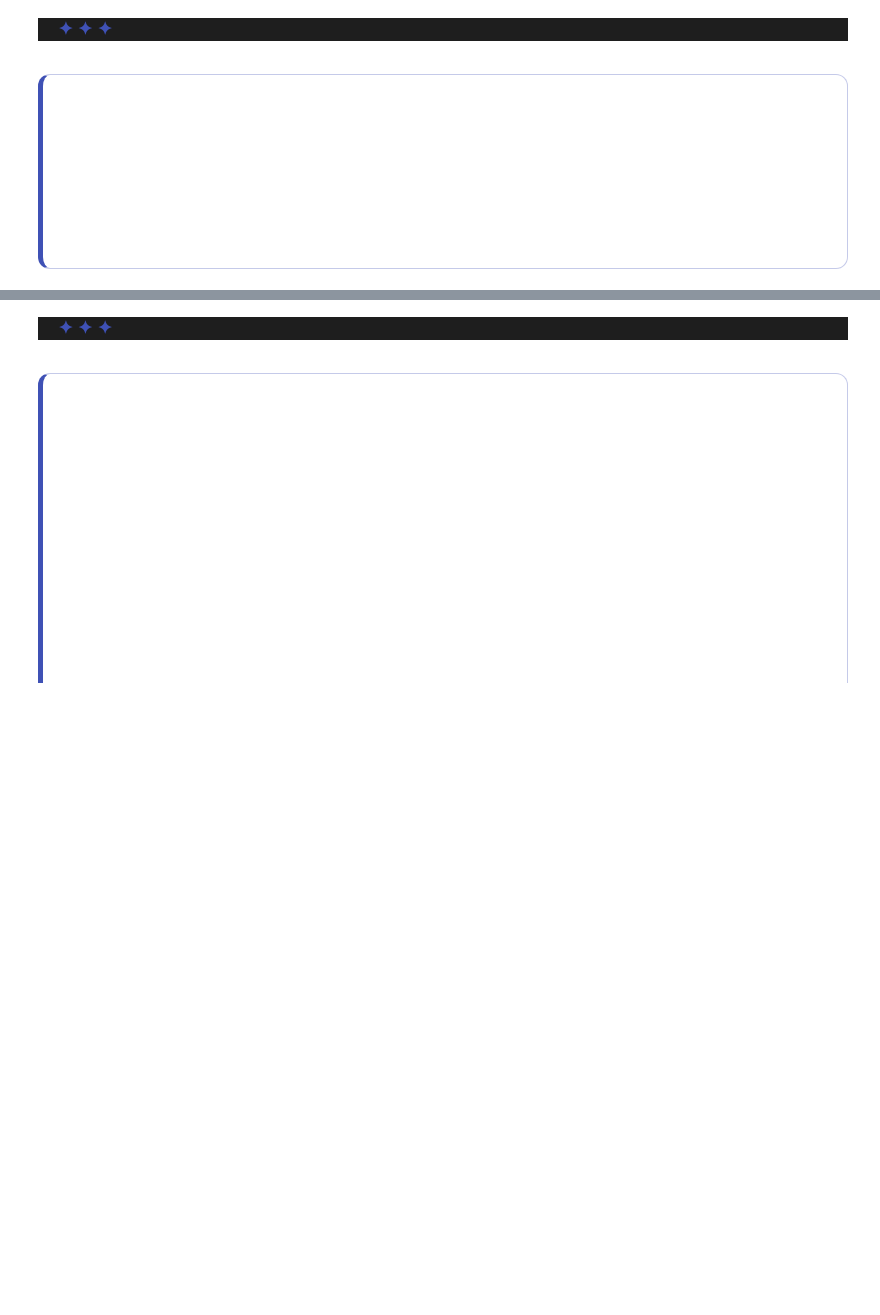
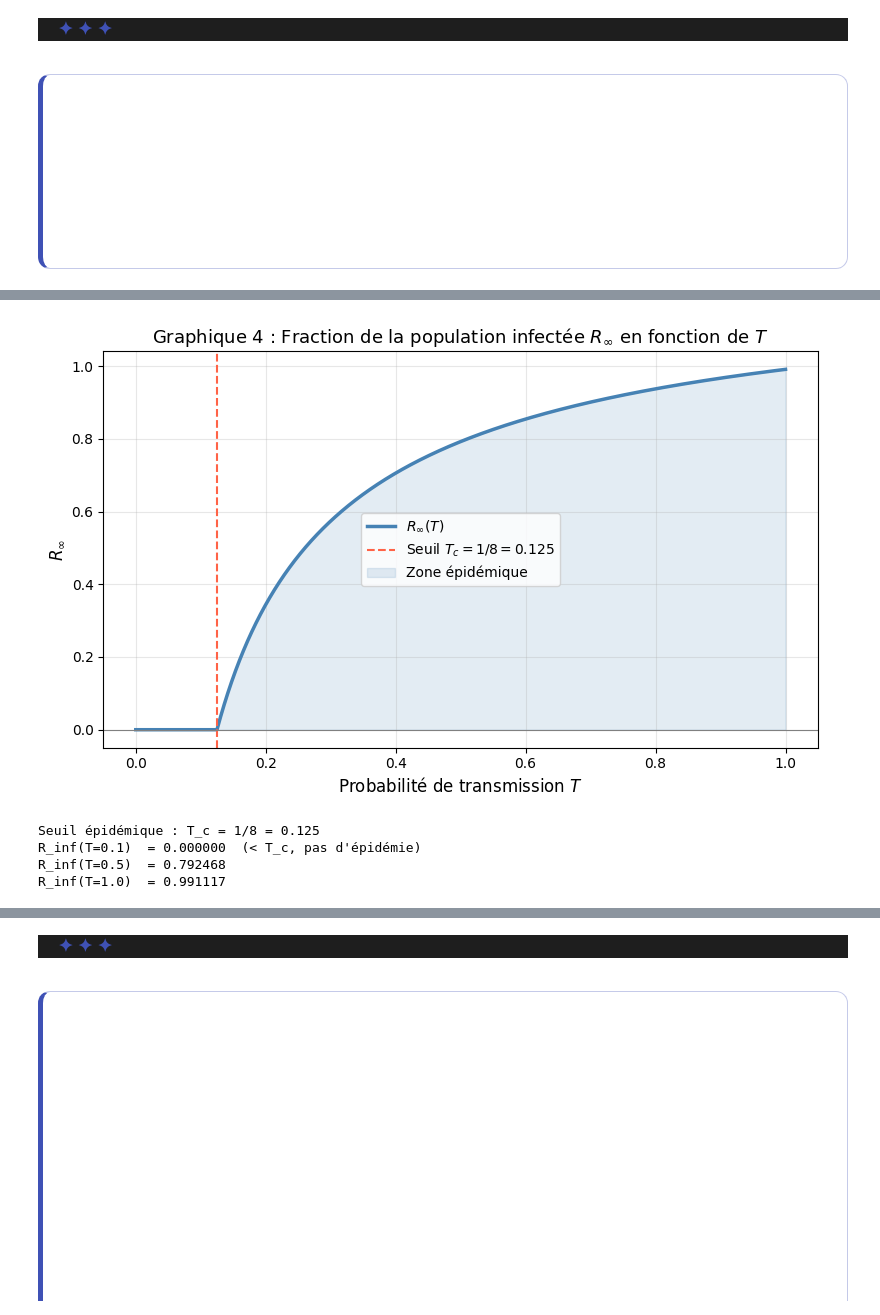
Before and after one commit to PhD-Brown/PHY-3500, a Jupyter notebook: TP_3/draft_Justine.ipynb, the cells around one changed output, grey strips where cells are left out. Drawn from its saved outputs; the diff is of its cells as text; code cells hidden in the pictures; blank space fills up the shorter version.

```diff
--- a/TP_3/draft_Justine.ipynb
+++ b/TP_3/draft_Justine.ipynb
@@ -2105,0 +2125,43 @@ changement (ou cette absence de changement) ?
+# %%
+import numpy as np
+import matplotlib.pyplot as plt
+
+kappa = 5
+T_c   = 1/8
+
+def u_minus(T):
+    return ((1 + 2*T) - 2*np.sqrt(T*(T + 1))) / (4*T)
+
+def R_inf(T):
+    u   = np.where(T > T_c, u_minus(T), 1.0)
+    num = 1 - T*(1 - u)
+    den = 1 + T*(kappa - 1)*(1 - u)
+    return 1 - num / den
+
+T_vals = np.linspace(1e-6, 1.0, 2000)
+R_vals = R_inf(T_vals)
+
+fig, ax = plt.subplots(figsize=(8, 5))
+ax.plot(T_vals, R_vals, color='steelblue', lw=2.5, label=r'$R_\infty(T)$')
+ax.axvline(T_c, color='tomato', ls='--', lw=1.5, label=f'Seuil $T_c = 1/8 = {T_c}$')
+ax.axhline(0,   color='gray',   ls='-',  lw=0.8)
+ax.fill_between(T_vals, 0, R_vals, where=(T_vals > T_c),
+                alpha=0.15, color='steelblue', label='Zone épidémique')
+ax.set_xlabel(r'Probabilité de transmission $T$', fontsize=12)
+ax.set_ylabel(r'$R_\infty$', fontsize=12)
+ax.set_title(r'Graphique 4 : Fraction de la population infectée $R_\infty$ en fonction de $T$', fontsize=13)
+ax.legend(fontsize=10)
+ax.grid(True, alpha=0.3)
+plt.tight_layout()
+plt.show()
+
+print(f"Seuil épidémique : T_c = 1/8 = {T_c}")
+print(f"R_inf(T=0.1)  = {R_inf(0.1):.6f}  (< T_c, pas d'épidémie)")
+print(f"R_inf(T=0.5)  = {R_inf(0.5):.6f}")
+print(f"R_inf(T=1.0)  = {R_inf(1.0):.6f}")
+# %% [output]
+[figure, added]
+Seuil épidémique : T_c = 1/8 = 0.125
+R_inf(T=0.1)  = 0.000000  (< T_c, pas d'épidémie)
+R_inf(T=0.5)  = 0.792468
+R_inf(T=1.0)  = 0.991117
```
Also changed, not shown: parts of 3 cells of this notebook.
